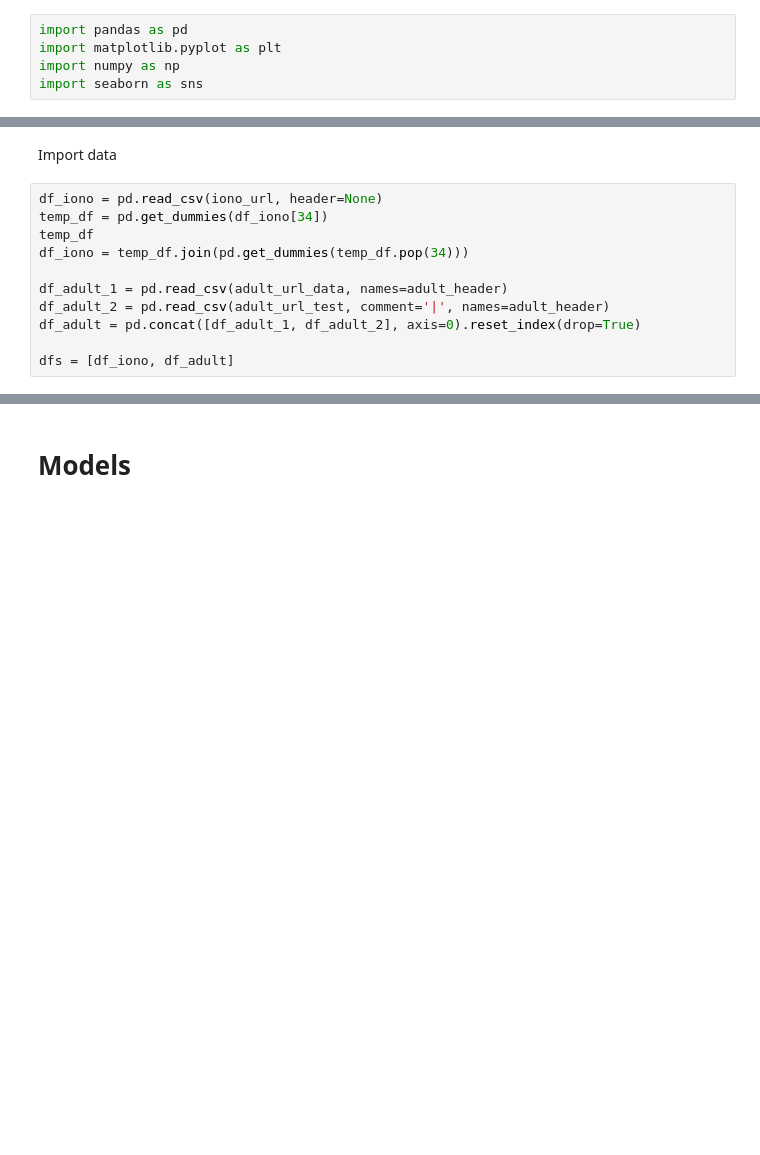
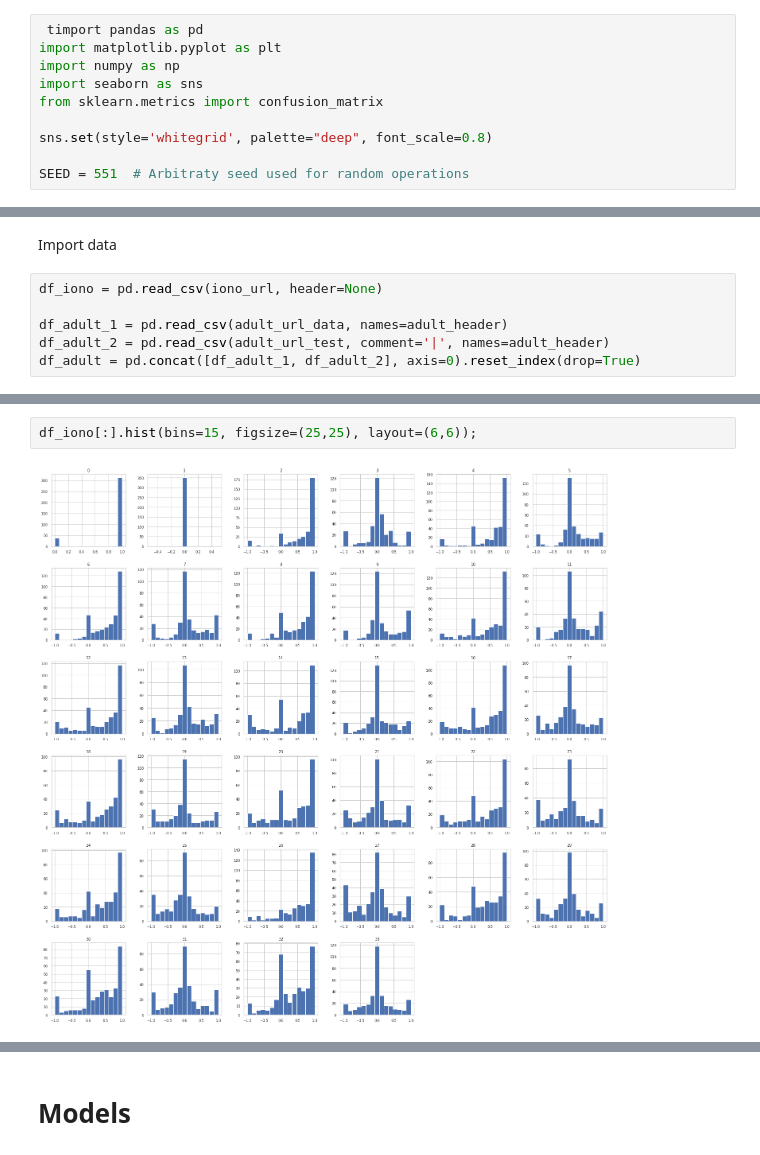
Before and after one commit to hongkuntian/comp551-applied-machine-learning, a Jupyter notebook: project1/miniproject1.ipynb, the cells around one changed output, grey strips where cells are left out. Saved outputs shown, nothing was run; the diff lists cells and outputs as text; blank space fills up the shorter version.

```diff
--- a/project1/miniproject1.ipynb
+++ b/project1/miniproject1.ipynb
@@ -1,10 +1,15 @@
 # %% [markdown]
 <a href="https://colab.research.google.com/github/hongkuntian/comp551-applied-machine-learning/blob/master/project1/miniproject1.ipynb" target="_parent"><img src="https://colab.research.google.com/assets/colab-badge.svg" alt="Open In Colab"/></a>
 # %%
-import pandas as pd
+ timport pandas as pd
 import matplotlib.pyplot as plt
 import numpy as np
 import seaborn as sns
+from sklearn.metrics import confusion_matrix
+
+sns.set(style='whitegrid', palette="deep", font_scale=0.8)
+
+SEED = 551  # Arbitraty seed used for random operations
 # %% [markdown]
 # Data
 # %% [markdown]
@@ -22,12 +30,7 @@ adult_header = ['age','workclass','fnlwgt','education','education-num','marital-
 Import data
 # %%
 df_iono = pd.read_csv(iono_url, header=None)
-temp_df = pd.get_dummies(df_iono[34])
-temp_df
-df_iono = temp_df.join(pd.get_dummies(temp_df.pop(34)))
 
 df_adult_1 = pd.read_csv(adult_url_data, names=adult_header)
 df_adult_2 = pd.read_csv(adult_url_test, comment='|', names=adult_header)
 df_adult = pd.concat([df_adult_1, df_adult_2], axis=0).reset_index(drop=True)
-
-dfs = [df_iono, df_adult]
@@ -66,0 +121,4 @@ dtype: float64
+# %%
+df_iono[:].hist(bins=15, figsize=(25,25), layout=(6,6));
+# %% [output]
+[figure, added]
```
Also changed, not shown: parts of 63 cells of this notebook.
